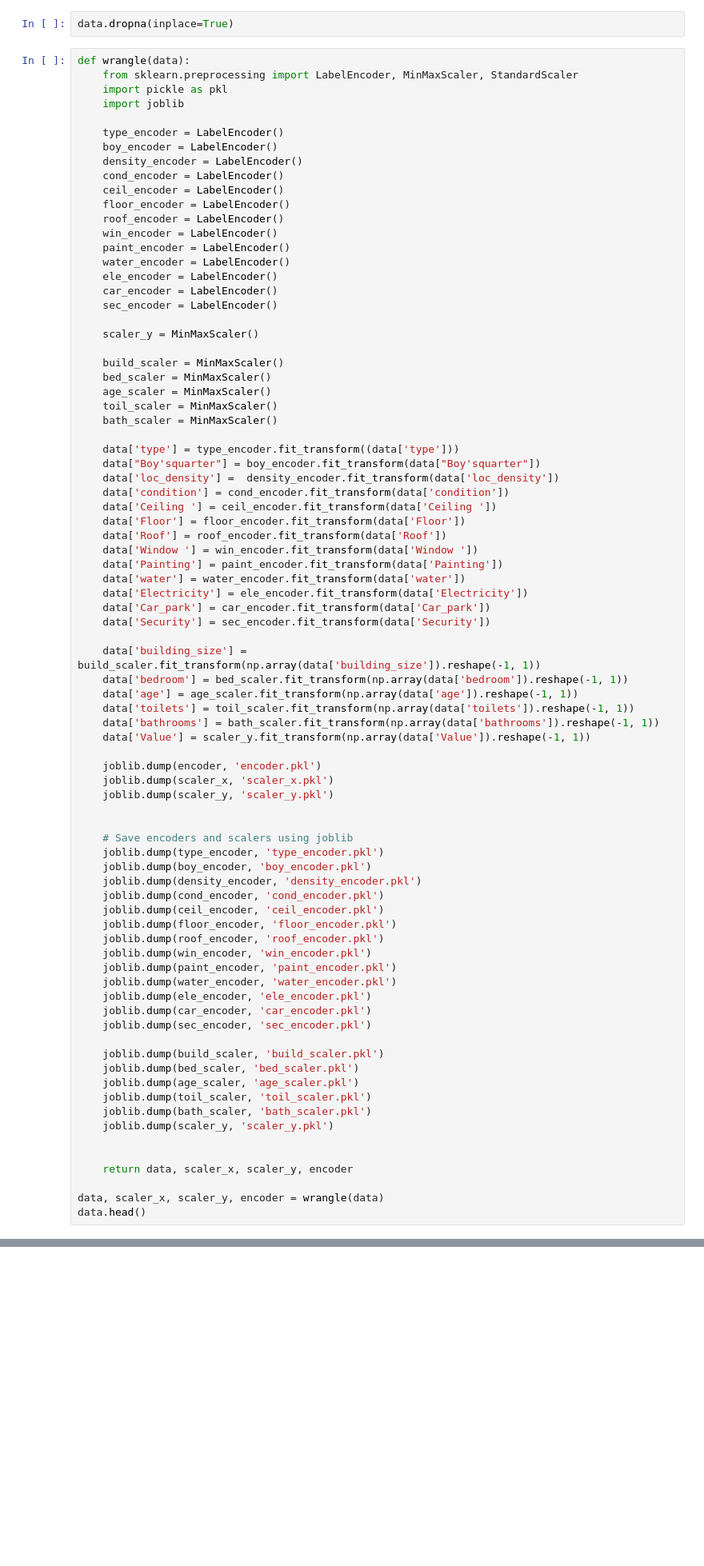
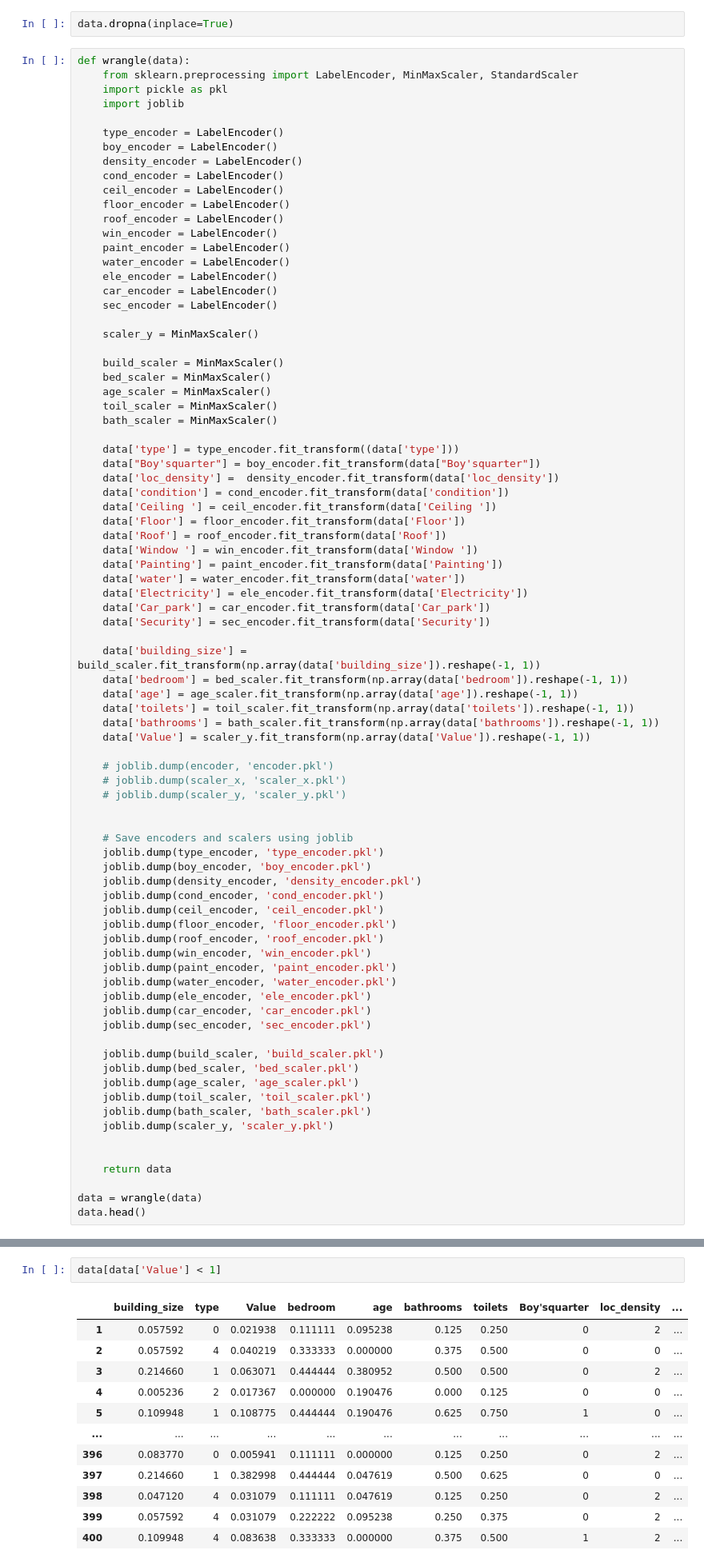
Before and after one commit to Atanseiye/real_estate, a Jupyter notebook: Untitled.ipynb, the cells around one changed output, grey strips where cells are left out. Shown: that part at 80% size. Saved outputs shown, nothing was run; the diff lists cells and outputs as text; blank space fills up the shorter version.

```diff
--- a/Untitled.ipynb
+++ b/Untitled.ipynb
@@ -98,9 +98,9 @@ def wrangle(data):
     data['bathrooms'] = bath_scaler.fit_transform(np.array(data['bathrooms']).reshape(-1, 1))
     data['Value'] = scaler_y.fit_transform(np.array(data['Value']).reshape(-1, 1))
 
-    joblib.dump(encoder, 'encoder.pkl')
-    joblib.dump(scaler_x, 'scaler_x.pkl')
-    joblib.dump(scaler_y, 'scaler_y.pkl')
+    # joblib.dump(encoder, 'encoder.pkl')
+    # joblib.dump(scaler_x, 'scaler_x.pkl')
+    # joblib.dump(scaler_y, 'scaler_y.pkl')
 
 
     # Save encoders and scalers using joblib
@@ -126,9 +126,9 @@ def wrangle(data):
     joblib.dump(scaler_y, 'scaler_y.pkl')
 
 
-    return data, scaler_x, scaler_y, encoder
+    return data
 
-data, scaler_x, scaler_y, encoder = wrangle(data)
+data = wrangle(data)
 data.head()
 # %% [output]
 |  | building_size | type | Value | bedroom | age | bathrooms | toilets | Boy'squarter | loc_density | ... |
@@ -139,0 +144,15 @@ data.head()
+# %%
+data[data['Value'] < 1]
+# %% [output]
+|  | building_size | type | Value | bedroom | age | bathrooms | toilets | Boy'squarter | loc_density | ... |
+| 1 | 0.057592 | 0 | 0.021938 | 0.111111 | 0.095238 | 0.125 | 0.250 | 0 | 2 | ... |
+| 2 | 0.057592 | 4 | 0.040219 | 0.333333 | 0.000000 | 0.375 | 0.500 | 0 | 0 | ... |
+| 3 | 0.214660 | 1 | 0.063071 | 0.444444 | 0.380952 | 0.500 | 0.500 | 0 | 2 | ... |
+| 4 | 0.005236 | 2 | 0.017367 | 0.000000 | 0.190476 | 0.000 | 0.125 | 0 | 0 | ... |
+| 5 | 0.109948 | 1 | 0.108775 | 0.444444 | 0.190476 | 0.625 | 0.750 | 1 | 0 | ... |
+| ... | ... | ... | ... | ... | ... | ... | ... | ... | ... | ... |
+| 396 | 0.083770 | 0 | 0.005941 | 0.111111 | 0.000000 | 0.125 | 0.250 | 0 | 2 | ... |
+| 397 | 0.214660 | 1 | 0.382998 | 0.444444 | 0.047619 | 0.500 | 0.625 | 0 | 0 | ... |
+| 398 | 0.047120 | 4 | 0.031079 | 0.111111 | 0.047619 | 0.125 | 0.250 | 0 | 2 | ... |
+| 399 | 0.057592 | 4 | 0.031079 | 0.222222 | 0.095238 | 0.250 | 0.375 | 0 | 2 | ... |
+| 400 | 0.109948 | 4 | 0.083638 | 0.333333 | 0.000000 | 0.375 | 0.500 | 1 | 2 | ... |
```
Also changed, not shown: parts of 10 cells of this notebook, 12 other files.
